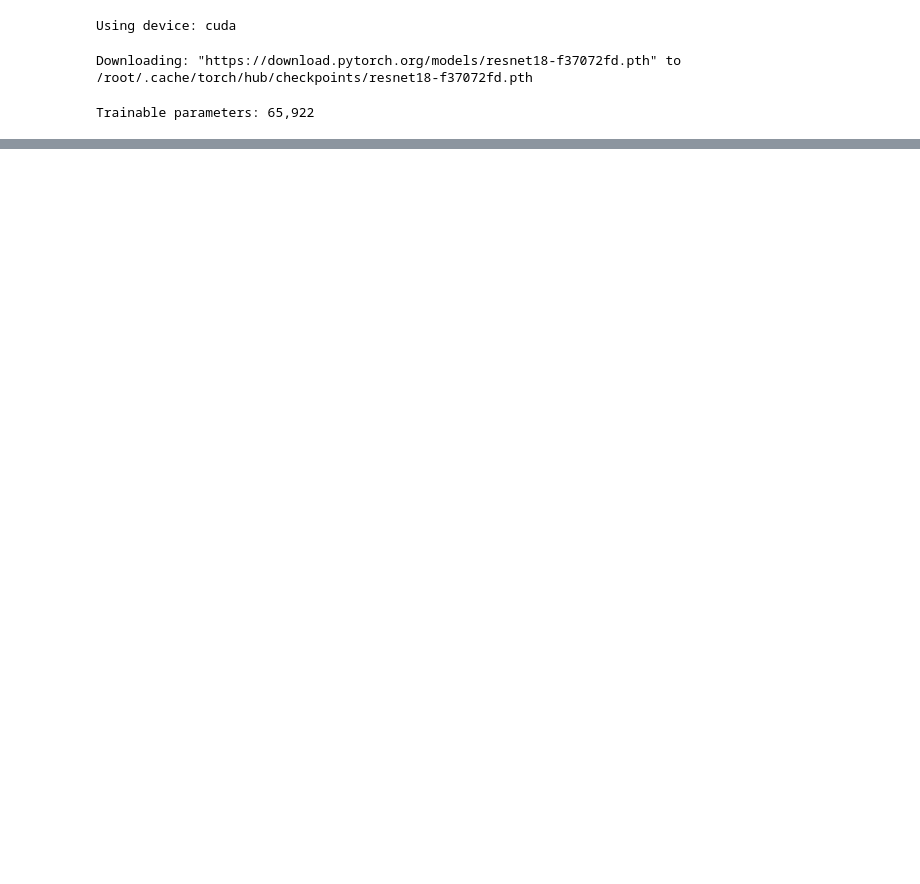
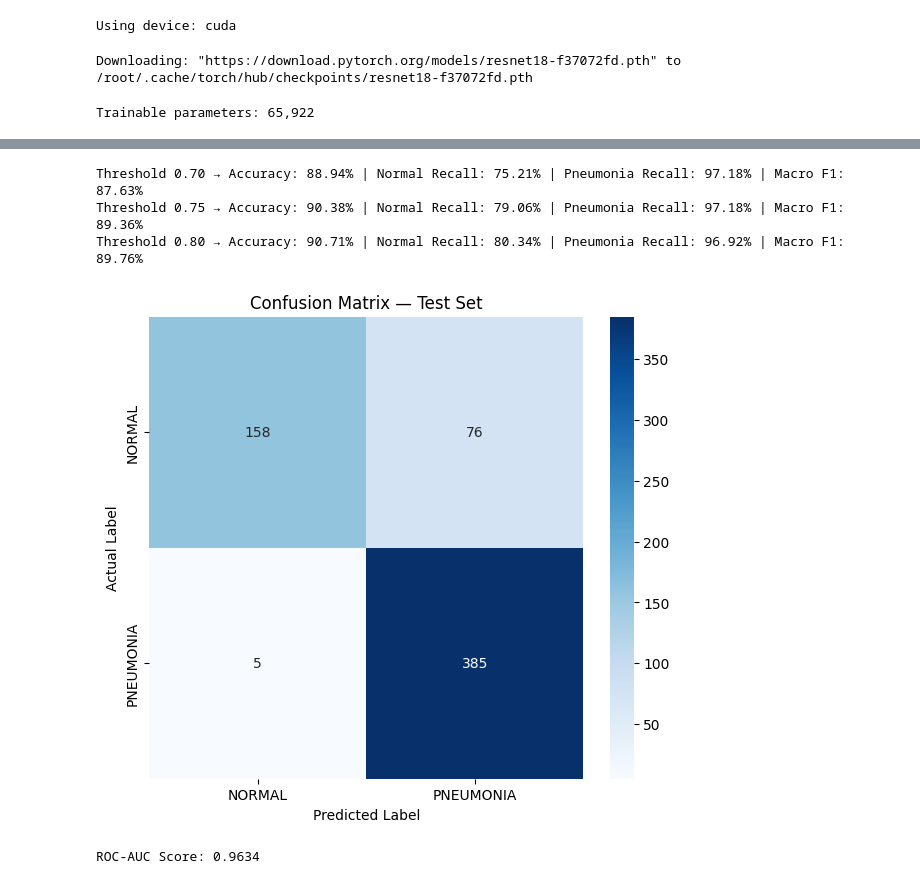
Before and after one commit to farhadnuri/chest-x-ray-cnn-model, a Jupyter notebook: model/CNN-Model.ipynb, the cells around one changed output, grey strips where cells are left out. Drawn from its saved outputs; the diff is of its cells as text; code cells hidden in the pictures; blank space fills up the shorter version.

```diff
--- a/model/CNN-Model.ipynb
+++ b/model/CNN-Model.ipynb
@@ -339,0 +444,25 @@ Done
+# %%
+model.load_state_dict(torch.load('/content/drive/MyDrive/ChestXRay/best_model.pt'))
+model.eval()
+
+all_preds  = []
+all_labels = []
+all_probs  = []
+
+with torch.no_grad():
+    for images, labels in test_loader:
+        images = images.to(device)
+        outputs = model(images)
+
+        probs = torch.softmax(outputs, dim=1)[:, 1]
+        _, predicted = outputs.max(1)
+
+        all_preds.extend(predicted.cpu().numpy())
+        all_labels.extend(labels.numpy())
+        all_probs.extend(probs.cpu().numpy())
+
+threshold = 0.65
+all_preds_thresh = [1 if p >= threshold else 0 for p in all_probs]
+
+print(f"TEST SET RESULTS WITH THRESHOLD = {threshold}")
+print(classification_report(all_labels, all_preds_thresh, target_names=class_names))
@@ -339,0 +479,33 @@ Done
+# %%
+for threshold in [0.70, 0.75, 0.80]:
+    all_preds_thresh = [1 if p >= threshold else 0 for p in all_probs]
+
+    from sklearn.metrics import accuracy_score, f1_score
+    acc = accuracy_score(all_labels, all_preds_thresh)
+    normal_recall = sum(1 for p, l in zip(all_preds_thresh, all_labels) if p == 0 and l == 0) / all_labels.count(0)
+    pneumonia_recall = sum(1 for p, l in zip(all_preds_thresh, all_labels) if p == 1 and l == 1) / all_labels.count(1)
+    macro_f1 = f1_score(all_labels, all_preds_thresh, average='macro')
+
+    print(f"Threshold {threshold:.2f} → Accuracy: {acc:.2%} | Normal Recall: {normal_recall:.2%} | Pneumonia Recall: {pneumonia_recall:.2%} | Macro F1: {macro_f1:.2%}")
+# %% [output]
+Threshold 0.70 → Accuracy: 88.94% | Normal Recall: 75.21% | Pneumonia Recall: 97.18% | Macro F1: 87.63%
+Threshold 0.75 → Accuracy: 90.38% | Normal Recall: 79.06% | Pneumonia Recall: 97.18% | Macro F1: 89.36%
+Threshold 0.80 → Accuracy: 90.71% | Normal Recall: 80.34% | Pneumonia Recall: 96.92% | Macro F1: 89.76%
+# %%
+cm = confusion_matrix(all_labels, all_preds)
+
+plt.figure(figsize=(7, 6))
+sns.heatmap(cm, annot=True, fmt='d', cmap='Blues',
+            xticklabels=class_names, yticklabels=class_names)
+plt.title('Confusion Matrix — Test Set')
+plt.ylabel('Actual Label')
+plt.xlabel('Predicted Label')
+plt.savefig('/content/drive/MyDrive/ChestXRay/confusion_matrix.png')
+plt.show()
+# %% [output]
+[figure, added]
+# %%
+roc_auc = roc_auc_score(all_labels, all_probs)
+print(f"ROC-AUC Score: {roc_auc:.4f}")
+# %% [output]
+ROC-AUC Score: 0.9634
```
Also changed, not shown: parts of 11 cells of this notebook, 1 other file.
